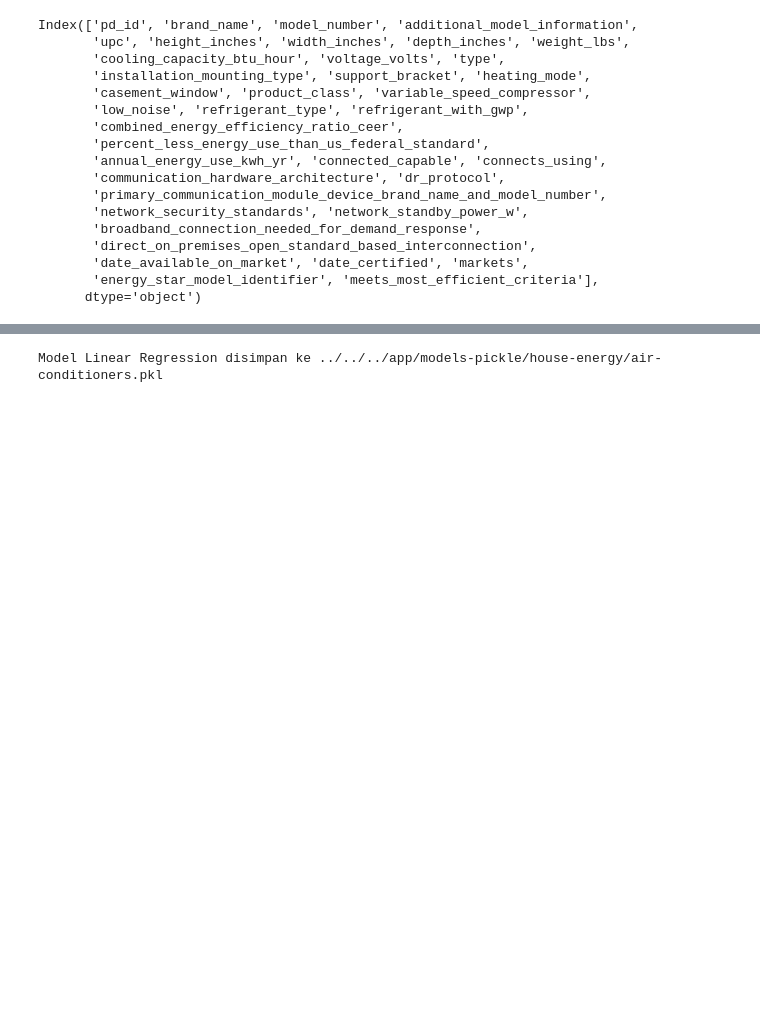
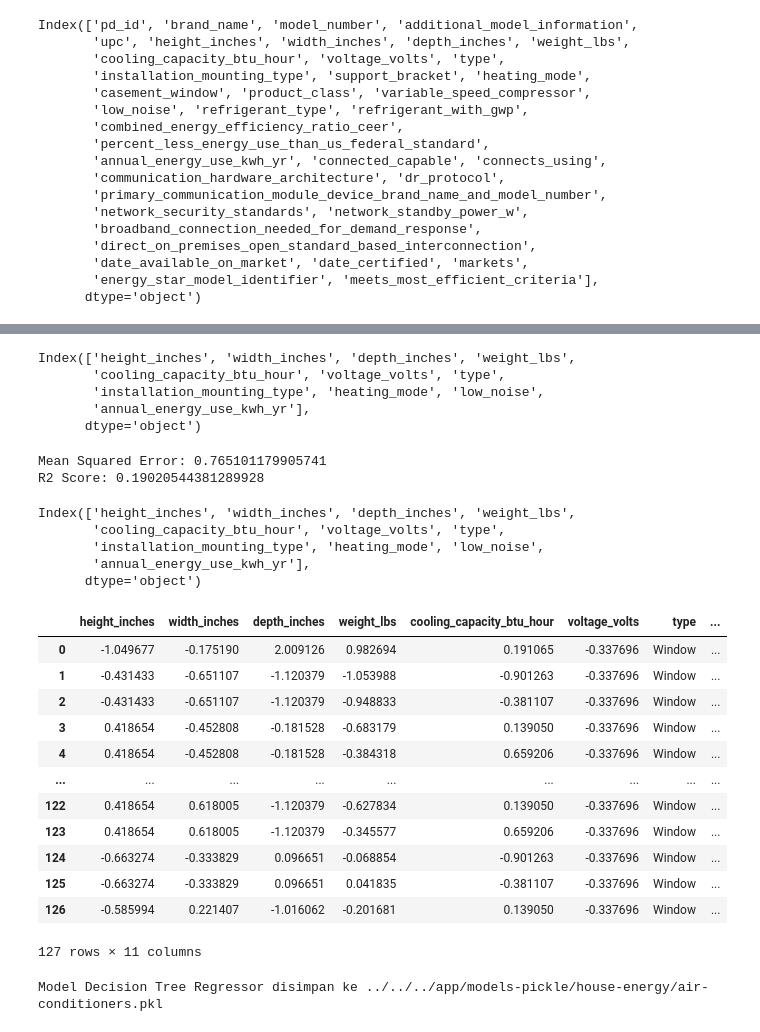
Before and after one commit to josgiv/house-insight, a Jupyter notebook: ML-preparation/models-notebook/house-energy/AirConditioners.ipynb, the cells around one changed output, grey strips where cells are left out. Cells and saved outputs as stored; diff of their text form; code cells hidden in the pictures; blank space fills up the shorter version.

Commit message:
Model adding

```diff
--- a/ML-preparation/models-notebook/house-energy/AirConditioners.ipynb
+++ b/ML-preparation/models-notebook/house-energy/AirConditioners.ipynb
@@ -61,7 +47,8 @@ irrelevant_features = [
     'primary_communication_module_device_brand_name_and_model_number', 'network_security_standards',
     'network_standby_power_w', 'broadband_connection_needed_for_demand_response',
     'direct_on_premises_open_standard_based_interconnection', 'date_available_on_market', 'date_certified',
-    'markets', 'energy_star_model_identifier', 'meets_most_efficient_criteria'
+    'markets', 'energy_star_model_identifier', 'meets_most_efficient_criteria', 'percent_less_energy_use_than_us_federal_standard', 'refrigerant_type',
+       'refrigerant_with_gwp', 'combined_energy_efficiency_ratio_ceer', 'variable_speed_compressor'
 ]
 
 
@@ -102,10 +86,6 @@ Index(['height_inches', 'width_inches', 'depth_inches', 'weight_lbs',
 # Memisahkan kolom numerik dan kategorikal
 numerical_cols = df.select_dtypes(include=['number']).columns.tolist()
 categorical_cols = df.select_dtypes(exclude=['number']).columns.tolist()
-
-# Scaling fitur numerik menggunakan StandardScaler
-scaler = StandardScaler()
-df[numerical_cols] = scaler.fit_transform(df[numerical_cols])
 
 # Memisahkan dataset menjadi numerical_df dan categorical_df
 numerical_df = df[numerical_cols]
@@ -223,3 +143,56 @@ print("\n", lr_regression_results)
+# %%
+df.columns
+# %% [output]
+Index(['height_inches', 'width_inches', 'depth_inches', 'weight_lbs',
+       'cooling_capacity_btu_hour', 'voltage_volts', 'type',
+       'installation_mounting_type', 'heating_mode', 'low_noise',
+       'annual_energy_use_kwh_yr'],
+      dtype='object')
+# %%
+# Inisialisasi model Decision Tree Regressor
+dt_regressor = DecisionTreeRegressor(random_state=42)
+
+# Gabungkan preprocessor dengan model dalam satu pipeline
+pipeline = Pipeline(steps=[('preprocessor', preprocessor),
+                           ('regressor', dt_regressor)])
+
+# Latih model
+pipeline.fit(X_train, y_train)
+
+# Evaluasi model
+y_pred = pipeline.predict(X_test)
+mse = mean_squared_error(y_test, y_pred)
+r2 = r2_score(y_test, y_pred)
+
+print(f'Mean Squared Error: {mse}')
+print(f'R2 Score: {r2}')
+# %% [output]
+Mean Squared Error: 0.765101179905741
+R2 Score: 0.19020544381289928
+# %%
+df.columns
+# %% [output]
+Index(['height_inches', 'width_inches', 'depth_inches', 'weight_lbs',
+       'cooling_capacity_btu_hour', 'voltage_volts', 'type',
+       'installation_mounting_type', 'heating_mode', 'low_noise',
+       'annual_energy_use_kwh_yr'],
+      dtype='object')
+# %%
+df
+# %% [output]
+|  | height_inches | width_inches | depth_inches | weight_lbs | cooling_capacity_btu_hour | voltage_volts | type | ... |
+| 0 | -1.049677 | -0.175190 | 2.009126 | 0.982694 | 0.191065 | -0.337696 | Window | ... |
+| 1 | -0.431433 | -0.651107 | -1.120379 | -1.053988 | -0.901263 | -0.337696 | Window | ... |
+| 2 | -0.431433 | -0.651107 | -1.120379 | -0.948833 | -0.381107 | -0.337696 | Window | ... |
+| 3 | 0.418654 | -0.452808 | -0.181528 | -0.683179 | 0.139050 | -0.337696 | Window | ... |
+| 4 | 0.418654 | -0.452808 | -0.181528 | -0.384318 | 0.659206 | -0.337696 | Window | ... |
+| ... | ... | ... | ... | ... | ... | ... | ... | ... |
+| 122 | 0.418654 | 0.618005 | -1.120379 | -0.627834 | 0.139050 | -0.337696 | Window | ... |
+| 123 | 0.418654 | 0.618005 | -1.120379 | -0.345577 | 0.659206 | -0.337696 | Window | ... |
+| 124 | -0.663274 | -0.333829 | 0.096651 | -0.068854 | -0.901263 | -0.337696 | Window | ... |
+| 125 | -0.663274 | -0.333829 | 0.096651 | 0.041835 | -0.381107 | -0.337696 | Window | ... |
+| 126 | -0.585994 | 0.221407 | -1.016062 | -0.201681 | 0.139050 | -0.337696 | Window | ... |
+127 rows × 11 columns
 # %%
 # Path untuk menyimpan model pickle
 model_path = '../../../app/models-pickle/house-energy/air-conditioners.pkl'
@@ -227,10 +200,10 @@ model_path = '../../../app/models-pickle/house-energy/air-conditioners.pkl'
 # Pastikan direktori untuk menyimpan model sudah ada
 os.makedirs(os.path.dirname(model_path), exist_ok=True)
 
-# Simpan model ke file .pkl
+# Simpan pipeline (termasuk preprocessor dan regressor) ke file .pkl
 with open(model_path, 'wb') as file:
-    pickle.dump(lr_regressor, file)
+    pickle.dump(pipeline, file)
 
-print(f'Model Linear Regression disimpan ke {model_path}')
+print(f'Model Decision Tree Regressor disimpan ke {model_path}')
 # %% [output]
-Model Linear Regression disimpan ke ../../../app/models-pickle/house-energy/air-conditioners.pkl
+Model Decision Tree Regressor disimpan ke ../../../app/models-pickle/house-energy/air-conditioners.pkl
```
Also changed, not shown: parts of 9 cells of this notebook, 10 other files.
